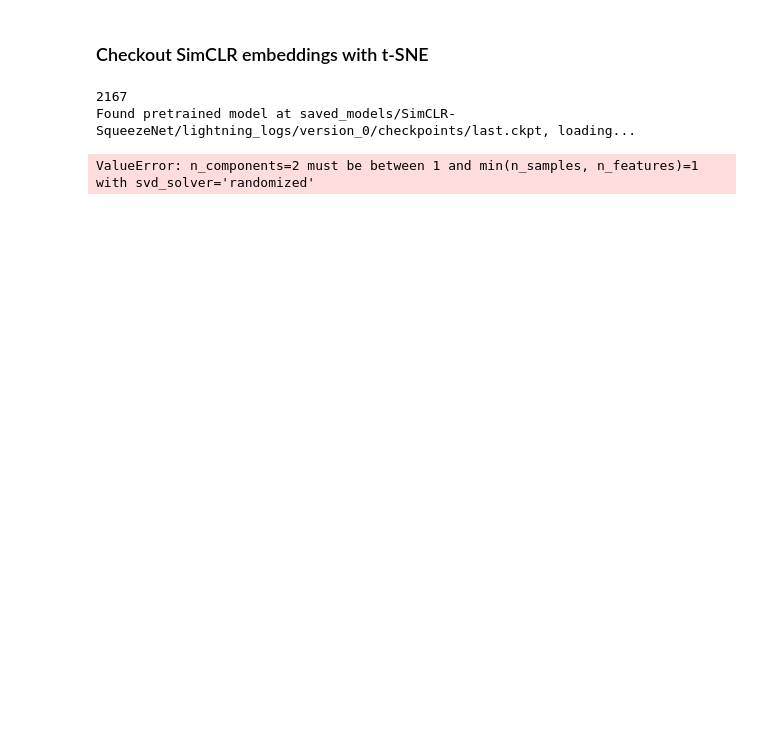
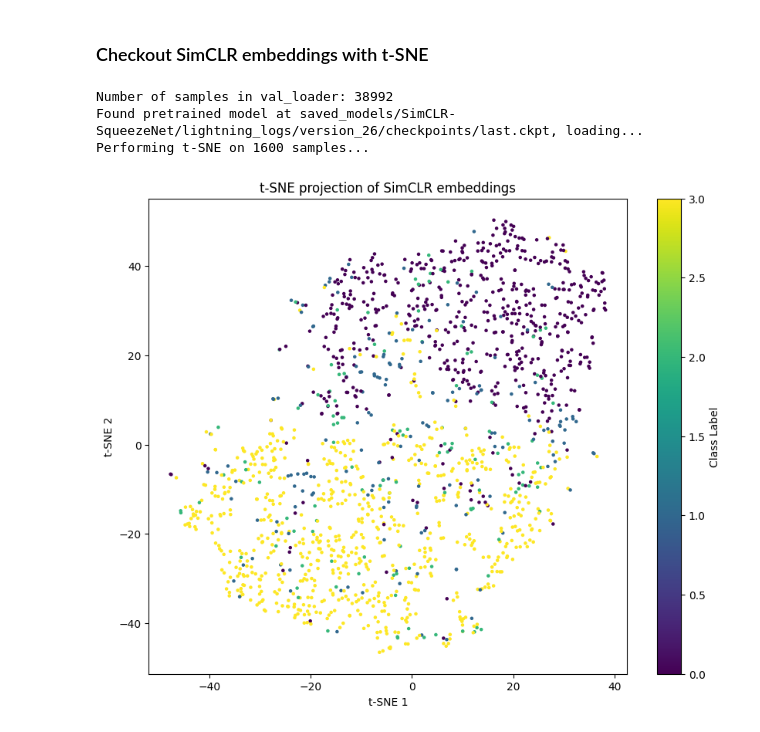
Before and after one commit to annwith/classification-oct-self-supervised-learning, a Jupyter notebook: pretext_training.ipynb, the cells around one changed output. Saved outputs shown, nothing was run; the diff lists cells and outputs as text; code cells hidden in the pictures; blank space fills up the shorter version.

```diff
--- a/pretext_training.ipynb
+++ b/pretext_training.ipynb
@@ -731,15 +722,9 @@ Nenhum checkpoint encontrado, iniciando treinamento do zero...
 # %% [markdown]
 ### Checkout SimCLR embeddings with t-SNE
 # %%
-import torch
-from torch.utils.data import DataLoader
-import matplotlib.pyplot as plt
 from sklearn.manifold import TSNE
-import numpy as np
 
-embeddings, labels = [], []
-
-# Loading validation data loader.
+# Carregar o DataLoader de validação
 val_loader = DataLoader(
     self_supervised_val,
     batch_size=16,
@@ -748,67 +733,79 @@ val_loader = DataLoader(
     pin_memory=True,
     num_workers=NUM_WORKERS)
 
-print(len(val_loader))
+# Verificar o número de amostras no dataset
+print(f"Number of samples in val_loader: {len(val_loader.dataset)}")
 
-# Check whether pretrained model exists. If yes, load it.
-checkpoint_version = CHECKPOINT_PATH + '/SimCLR-SqueezeNet/lightning_logs/version_0/checkpoints/last.ckpt'
+# Check se o modelo pré-treinado existe e carregá-lo
+checkpoint_version = CHECKPOINT_PATH + '/SimCLR-SqueezeNet/lightning_logs/version_26/checkpoints/last.ckpt'
 if os.path.isfile(checkpoint_version):
     print(f'Found pretrained model at {checkpoint_version}, loading...')
     model = SimCLR.load_from_checkpoint(checkpoint_version)
 
 def tsne_evaluation(model, dataloader, num_samples=1000):
     """
-    Evaluate the learned embeddings using t-SNE.
+    Avalia os embeddings aprendidos usando t-SNE.
 
     Args:
-        model (SimCLR): Trained SimCLR model.
-        dataloader (DataLoader): DataLoader for the dataset to evaluate.
-        num_samples (int): Number of samples to use for t-SNE visualization.
+        model (SimCLR): Modelo SimCLR treinado.
+        dataloader (DataLoader): DataLoader para o dataset a ser avaliado.
+        num_samples (int): Número de amostras para visualização com t-SNE.
 
     Returns:
-        None: Displays the t-SNE plot.
+        None: Mostra o gráfico t-SNE.
     """
     model.eval()
     features = []
     labels = []
 
     with torch.no_grad():
         for batch_idx, (images, targets) in enumerate(dataloader):
             if len(features) >= num_samples:
-                break  # Stop when we reach the desired number of samples
+                break  # Parar quando atingir o número desejado de amostras
 
             images = images.to(model.device)
             targets = targets.to(model.device)
 
-            # Forward pass to get the features
+            # Forward pass para obter os embeddings
             feats = model.forward((images, targets))
+
+            # Verificar o formato das features
+            # print(f"Batch {batch_idx}: features shape {feats.shape}, targets shape {targets.shape}")
+
             features.append(feats.cpu().numpy())
             labels.append(targets.cpu().numpy())
 
+    # Concatenar todas as features e labels
     features = np.concatenate(features, axis=0)
     labels = np.concatenate(labels, axis=0)
 
-    # Check that we have enough samples for t-SNE
+    # Verificar se temos amostras suficientes para o t-SNE
     if features.shape[0] < 2:
-        print("Error: Not enough samples for t-SNE. Increase `num_samples` or ensure DataLoader has enough data.")
-        return
+        raise ValueError(f"Not enough samples for t-SNE: {features.shape[0]} samples available. "
+                         "Increase `num_samples` or ensure DataLoader has enough data.")
 
+    # Aplicar t-SNE
+    print(f"Performing t-SNE on {features.shape[0]} samples...")
     tsne = TSNE(n_components=2, perplexity=30, random_state=0)
     features_2d = tsne.fit_transform(features)
 
+    # Plotar os resultados
     plt.figure(figsize=(10, 8))
     scatter = plt.scatter(features_2d[:, 0], features_2d[:, 1], c=labels, cmap='viridis', s=5)
     plt.colorbar(scatter, label='Class Label')
     plt.title('t-SNE projection of SimCLR embeddings')
     plt.xlabel('t-SNE 1')
     plt.ylabel('t-SNE 2')
     plt.show()
 
-# Usage
-# Assuming `simclr_model` is your trained SimCLR instance and `dataloader` is the DataLoader for your dataset
-# You may need to create a smaller, balanced dataset for faster computation
-tsne_evaluation(model=model, dataloader=val_loader, num_samples=1000)
+# Usar a função de avaliação
+# Ajustar `num_samples` para ser menor que o número de amostras no dataset, se necessário
+try:
+    tsne_evaluation(model=model, dataloader=val_loader, num_samples=100)
+except ValueError as e:
+    print(f"Error during t-SNE evaluation: {e}")
 # %% [output]
-2167
-Found pretrained model at saved_models/SimCLR-SqueezeNet/lightning_logs/version_0/checkpoints/last.ckpt, loading...
+Number of samples in val_loader: 38992
+Found pretrained model at saved_models/SimCLR-SqueezeNet/lightning_logs/version_26/checkpoints/last.ckpt, loading...
+Performing t-SNE on 1600 samples...
-ValueError: n_components=2 must be between 1 and min(n_samples, n_features)=1 with svd_solver='randomized'
+[figure, added]
```
Also changed, not shown: parts of 13 cells of this notebook, 1 other file.
